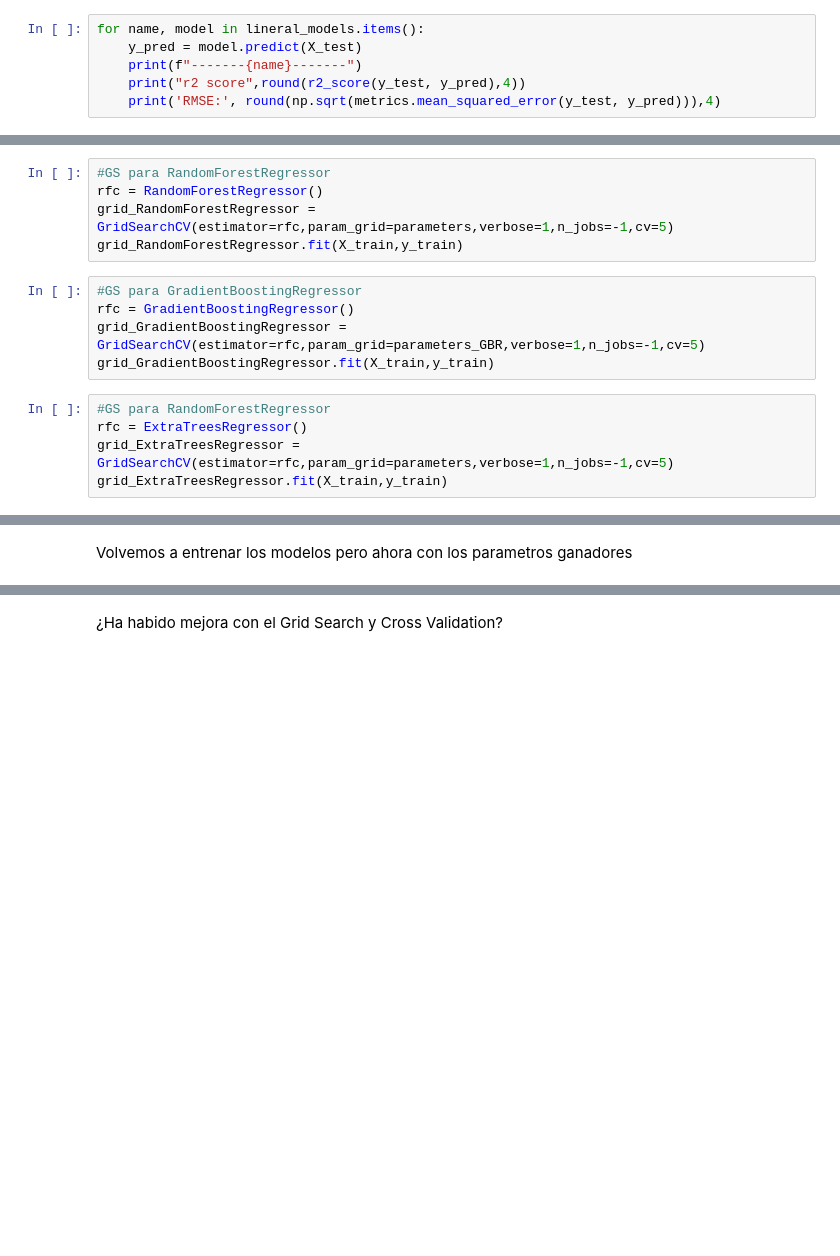
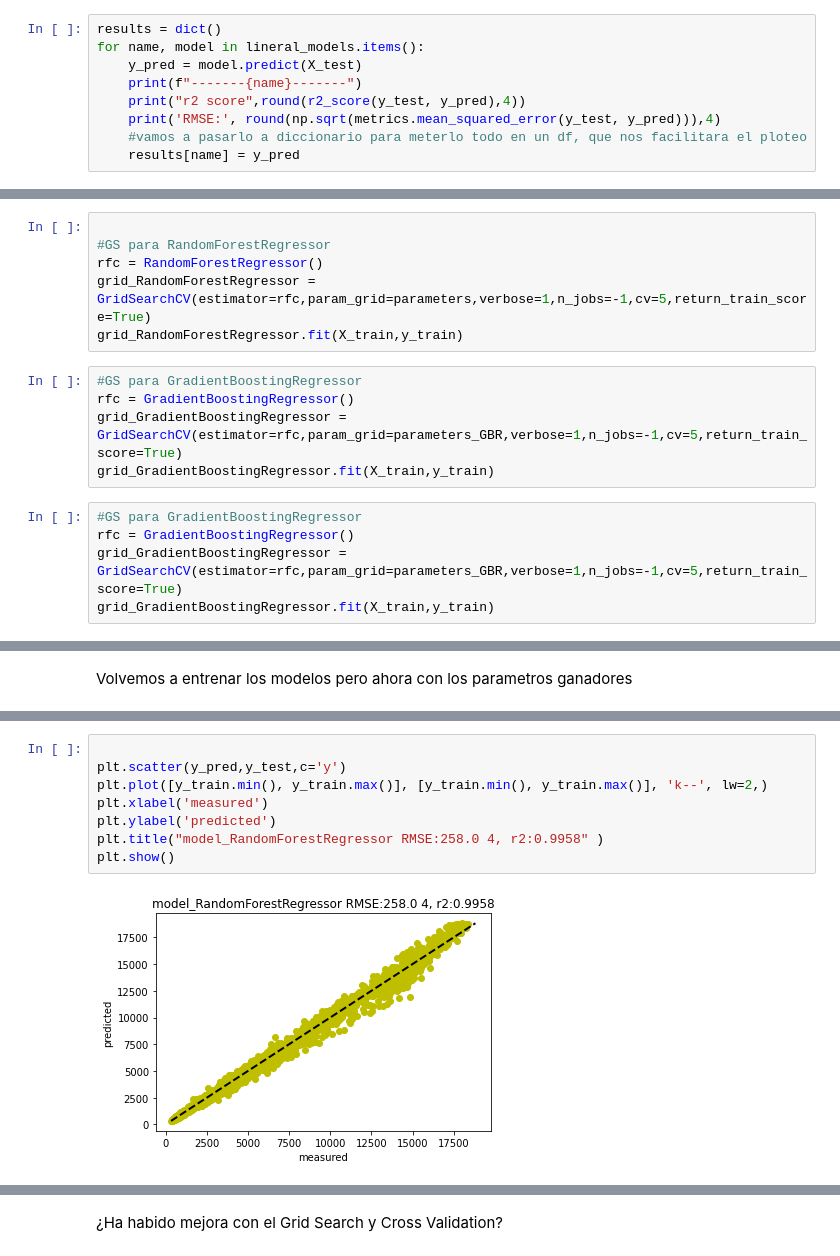
Before and after one commit to IreneLopezLujan/5.My_fifth_proyect_in_IronHack, a Jupyter notebook: 2.Entrenamiento_y_predicción/modelos_no_li.ipynb, the cells around one changed output, grey strips where cells are left out. Cells and saved outputs as stored; diff of their text form; blank space fills up the shorter version.

```diff
--- a/2.Entrenamiento_y_predicción/modelos_no_li.ipynb
+++ b/2.Entrenamiento_y_predicción/modelos_no_li.ipynb
@@ -60,6 +147,9 @@ Analizamos el R-cuadrado y Error cuadrático.
 # %%
+results = dict()
 for name, model in lineral_models.items():
     y_pred = model.predict(X_test)
     print(f"-------{name}-------")
     print("r2 score",round(r2_score(y_test, y_pred),4))
     print('RMSE:', round(np.sqrt(metrics.mean_squared_error(y_test, y_pred))),4)
+    #vamos a pasarlo a diccionario para meterlo todo en un df, que nos facilitara el ploteo
+    results[name] = y_pred
@@ -113,18 +244,19 @@ Hacemos el Cross Validation para los tres modelos
 # %%
+
 #GS para RandomForestRegressor
 rfc = RandomForestRegressor()
-grid_RandomForestRegressor = GridSearchCV(estimator=rfc,param_grid=parameters,verbose=1,n_jobs=-1,cv=5)
+grid_RandomForestRegressor = GridSearchCV(estimator=rfc,param_grid=parameters,verbose=1,n_jobs=-1,cv=5,return_train_score=True)
 grid_RandomForestRegressor.fit(X_train,y_train)
 # %%
 #GS para GradientBoostingRegressor
 rfc = GradientBoostingRegressor()
-grid_GradientBoostingRegressor = GridSearchCV(estimator=rfc,param_grid=parameters_GBR,verbose=1,n_jobs=-1,cv=5)
+grid_GradientBoostingRegressor = GridSearchCV(estimator=rfc,param_grid=parameters_GBR,verbose=1,n_jobs=-1,cv=5,return_train_score=True)
 grid_GradientBoostingRegressor.fit(X_train,y_train)
 # %%
-#GS para RandomForestRegressor
-rfc = ExtraTreesRegressor()
-grid_ExtraTreesRegressor = GridSearchCV(estimator=rfc,param_grid=parameters,verbose=1,n_jobs=-1,cv=5)
-grid_ExtraTreesRegressor.fit(X_train,y_train)
+#GS para GradientBoostingRegressor
+rfc = GradientBoostingRegressor()
+grid_GradientBoostingRegressor = GridSearchCV(estimator=rfc,param_grid=parameters_GBR,verbose=1,n_jobs=-1,cv=5,return_train_score=True)
+grid_GradientBoostingRegressor.fit(X_train,y_train)
 # %% [markdown]
 ¿Que parametros han resultado mejores para cada modelo?
 # %%
@@ -145,3 +281,13 @@ print('RMSE:', round(np.sqrt(metrics.mean_squared_error(y_test, y_pred))),4)
+# %%
+
+plt.scatter(y_pred,y_test,c='y')
+plt.plot([y_train.min(), y_train.max()], [y_train.min(), y_train.max()], 'k--', lw=2,)
+plt.xlabel('measured')
+plt.ylabel('predicted')
+plt.title("model_RandomForestRegressor RMSE:258.0 4, r2:0.9958" )
+plt.show()
+# %% [output]
+[figure, added]
 # %%
 #Entrenando con el mejor parámetro GradientBoostingRegressor
 model_GradientBoostingRegressor = GradientBoostingRegressor(max_depth= 60, max_features= 'log2', n_estimators= 300)
```
Also changed, not shown: parts of 21 cells of this notebook, 10 other files.
